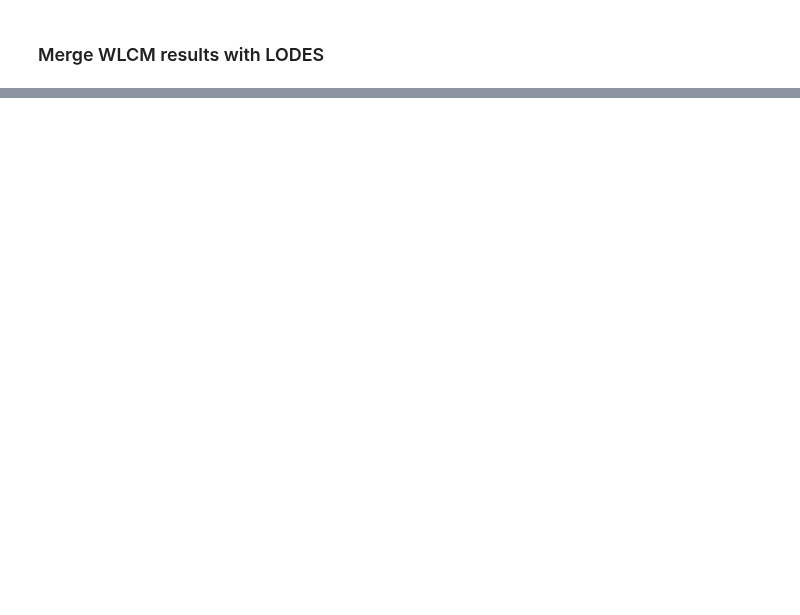
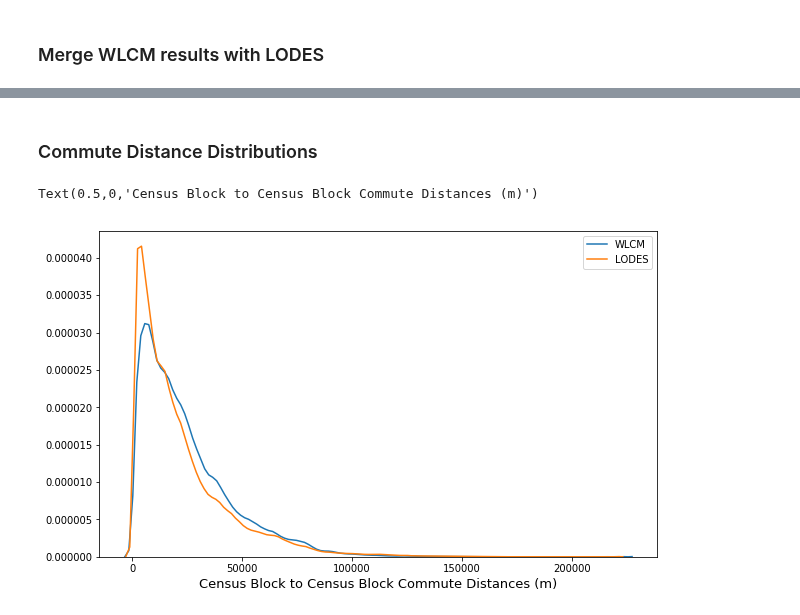
Before and after one commit to ual/ual_model_workspace, a Jupyter notebook: fall-2018-models/notebooks-max/WLCM_validation.ipynb, the cells around one changed output, grey strips where cells are left out. Drawn from its saved outputs; the diff is of its cells as text; code cells hidden in the pictures; blank space fills up the shorter version.

```diff
--- a/fall-2018-models/notebooks-max/WLCM_validation.ipynb
+++ b/fall-2018-models/notebooks-max/WLCM_validation.ipynb
@@ -217,0 +161,2 @@ Text(0.5,0,'CTPP')
+# %% [markdown]
+### Commute Distance Distributions
@@ -217,0 +173,16 @@ Text(0.5,0,'CTPP')
+# %%
+lodes['distance_m'] = gpd.GeoSeries(lodes['centroid_h']).distance(gpd.GeoSeries(lodes['centroid_w']))
+# %%
+ods = ods[['block_id_h','block_id_w']].merge(blocks, left_on='block_id_w', right_on='blockid10')
+# %%
+ods = ods.merge(blocks, left_on='block_id_h', right_on='blockid10', suffixes=('_w', '_h'))
+# %%
+ods['distance_m'] = gpd.GeoSeries(ods['centroid_h']).distance(gpd.GeoSeries(ods['centroid_w']))
+# %%
+fig, ax = plt.subplots(figsize=(10,6))
+sns.kdeplot(ods['distance_m'],ax=ax, label='WLCM')
+sns.kdeplot(lodes['distance_m'], ax=ax, label='LODES')
+ax.set_xlabel('Census Block to Census Block Commute Distances (m)', fontsize=13)
+# %% [output]
+Text(0.5,0,'Census Block to Census Block Commute Distances (m)')
+[figure, added]
```
Also changed, not shown: parts of 56 cells of this notebook.
